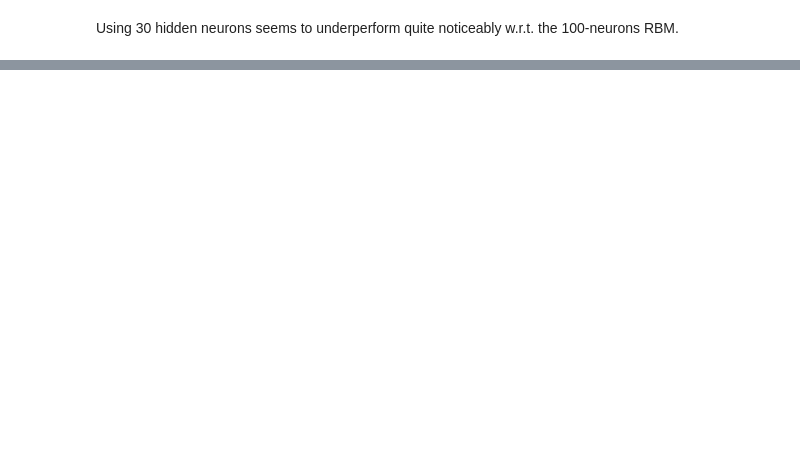
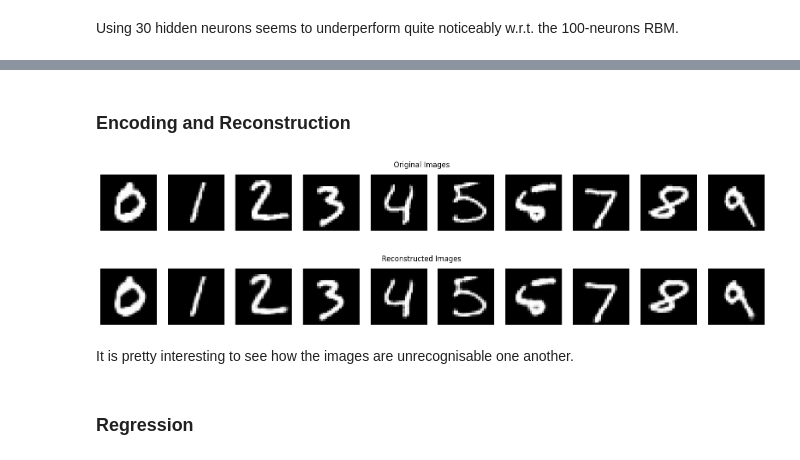
Before and after one commit to nicolapitzalis/quick-pattern-recognition, a Jupyter notebook: RBM.ipynb, the cells around one changed output, grey strips where cells are left out. Cells and saved outputs as stored; diff of their text form; code cells hidden in the pictures; blank space fills up the shorter version.

Commit message:
gaussian rbm implementation

```diff
--- a/RBM.ipynb
+++ b/RBM.ipynb
@@ -426,0 +547,13 @@ Using 30 hidden neurons seems to underperform quite noticeably w.r.t. the 100-ne
+# %%
+n_visible = 28 * 28  # Number of pixels in each image
+# %%
+n_hidden = 500
+
+gaussian_rbm = GaussianRBM(n_visible, n_hidden, learning_rate=0.1)
+
+# flatten the images
+train_flattened_images = train_images.reshape(-1, 28*28)
+test_flattened_images = test_images.reshape(-1, 28*28)
+
+# train the RBM
+gaussian_rbm.cd_1(train_flattened_images, batch_size=64, max_epoch=20)
@@ -426,0 +581,29 @@ Using 30 hidden neurons seems to underperform quite noticeably w.r.t. the 100-ne
+# %% [markdown]
+### Encoding and Reconstruction
+# %%
+recon_images = []
+
+for im in og_images:
+    p_h = gaussian_rbm.p_h_given_v(im)
+    p_v = gaussian_rbm.p_v_given_h(p_h)
+    v_scaled = p_v * 255    # to scale back to gray scale
+    recon_images.append(v_scaled.astype(int).reshape(28, 28))
+
+fig, axes = plt.subplots(nrows=1, ncols=len(reshaped_images), figsize=(20, 2))
+fig.suptitle("Original Images")
+for ax, image in zip(axes, reshaped_images):
+    ax.imshow(image, cmap='gray')
+    ax.axis('off')
+plt.show()
+
+fig, axes = plt.subplots(nrows=1, ncols=len(recon_images), figsize=(20, 2))
+fig.suptitle("Reconstructed Images")
+for ax, image in zip(axes, recon_images):
+    ax.imshow(image, cmap='gray')
+    ax.axis('off')
+plt.show()
+# %% [output]
+[figure, added]
+[figure, added]
+# %% [markdown]
+It is pretty interesting to see how the images are unrecognisable one another.
@@ -426,0 +626,2 @@ Using 30 hidden neurons seems to underperform quite noticeably w.r.t. the 100-ne
+# %% [markdown]
+### Regression
```
Also changed, not shown: parts of 35 cells of this notebook.
